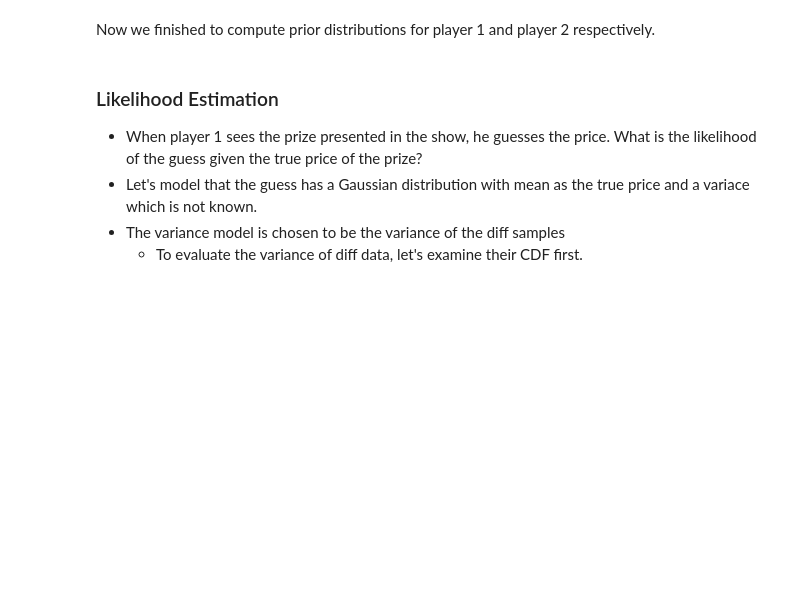
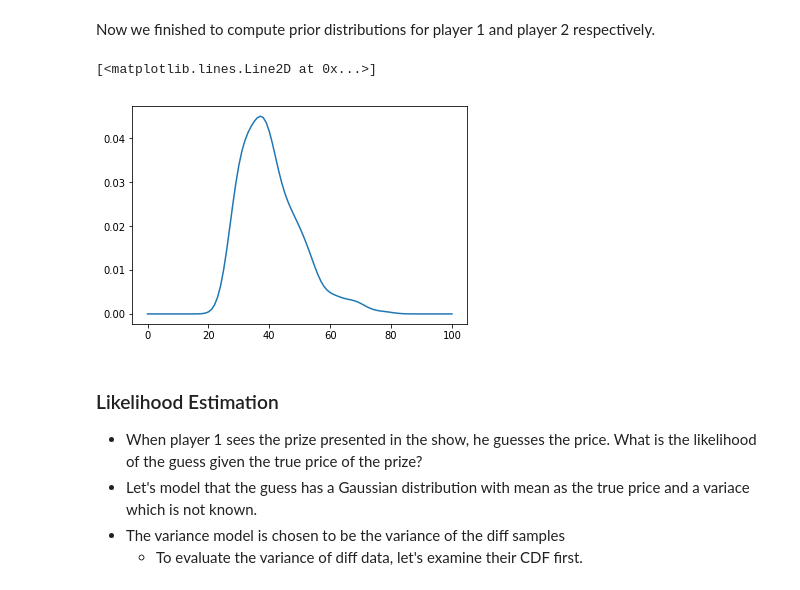
Before and after one commit to yongduek/lectures, a Jupyter notebook: bayesian/6.Decision Analysis.ipynb, the cells around one changed output. Drawn from its saved outputs; the diff is of its cells as text; code cells hidden in the pictures; blank space fills up the shorter version.

```diff
--- a/bayesian/6.Decision Analysis.ipynb
+++ b/bayesian/6.Decision Analysis.ipynb
@@ -148,6 +138,15 @@ def MakePmf (xs, kde):
     p /= sum(p)
     return p
 #
+def evalPmf (xs, pmf, x): # Warning: dict() implementation will be much faster than this implementation
+    i = 0
+    while xs[i] != x:
+        i += 1
+    if i < xs.shape[0]:
+        return pmf[i]
+    else:
+        return 0
+#
 # %%
 prior_pmf1 = MakePmf (xs, prior_kde1)
 prior_pmf2 = MakePmf (xs, prior_kde2)
@@ -160,6 +159,13 @@ plt.plot (xs, prior_pmf1, xs, prior_pmf2)
 [figure]
 # %% [markdown]
 Now we finished to compute prior distributions for player 1 and player 2 respectively.
+# %%
+# test plot for evalPmf
+ps = [evalPmf(xs, prior_pmf1, xs[i]) for i in range(xs.shape[0])]
+plt.plot(ps)
+# %% [output]
+[<matplotlib.lines.Line2D at 0x...>]
+[figure, added]
 # %% [markdown]
 ### Likelihood Estimation
 
```
Also changed, not shown: parts of 18 cells of this notebook.
